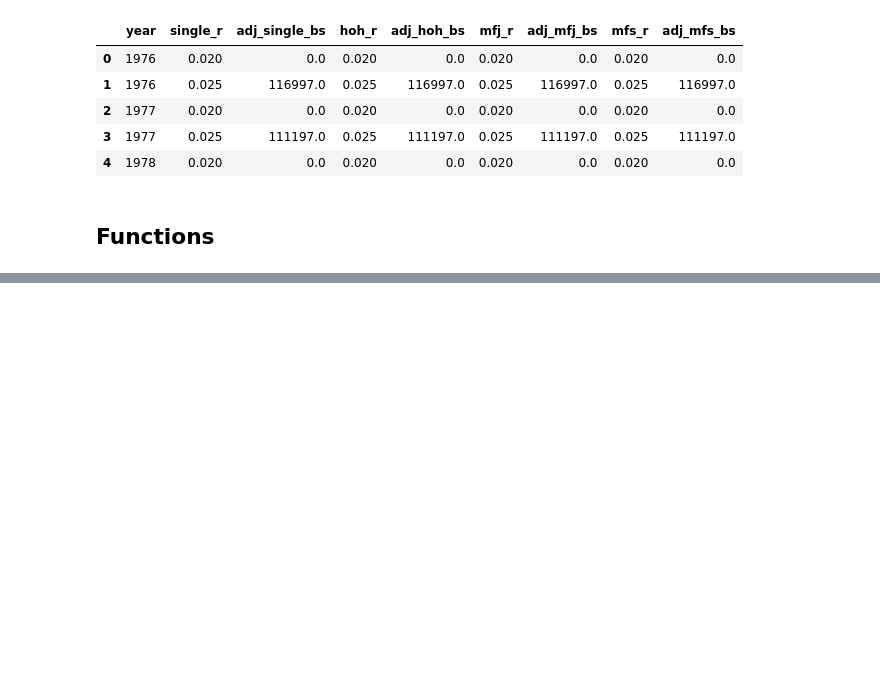
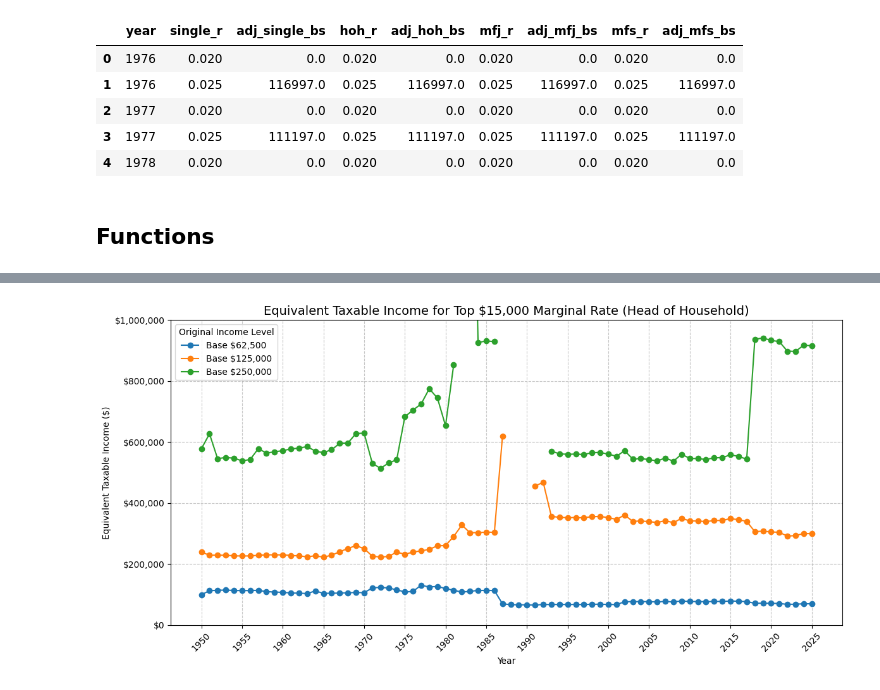
Before and after one commit to cormac-taylor/taxation, a Jupyter notebook: taxation.ipynb, the cells around one changed output, grey strips where cells are left out. Drawn from its saved outputs; the diff is of its cells as text; code cells hidden in the pictures; blank space fills up the shorter version.

```diff
--- a/taxation.ipynb
+++ b/taxation.ipynb
@@ -355,0 +508,4 @@ plot_top_x_marginal_rate('Single', [50_000, 100_000, 250_000, 1_000_000], 7500)
+# %%
+plot_expected_taxable_income_by_top_dollars('Head of Household', [62_500, 125_000, 250_000], 15_000)
+# %% [output]
+[figure, added]
```
Also changed, not shown: parts of 10 cells of this notebook.
